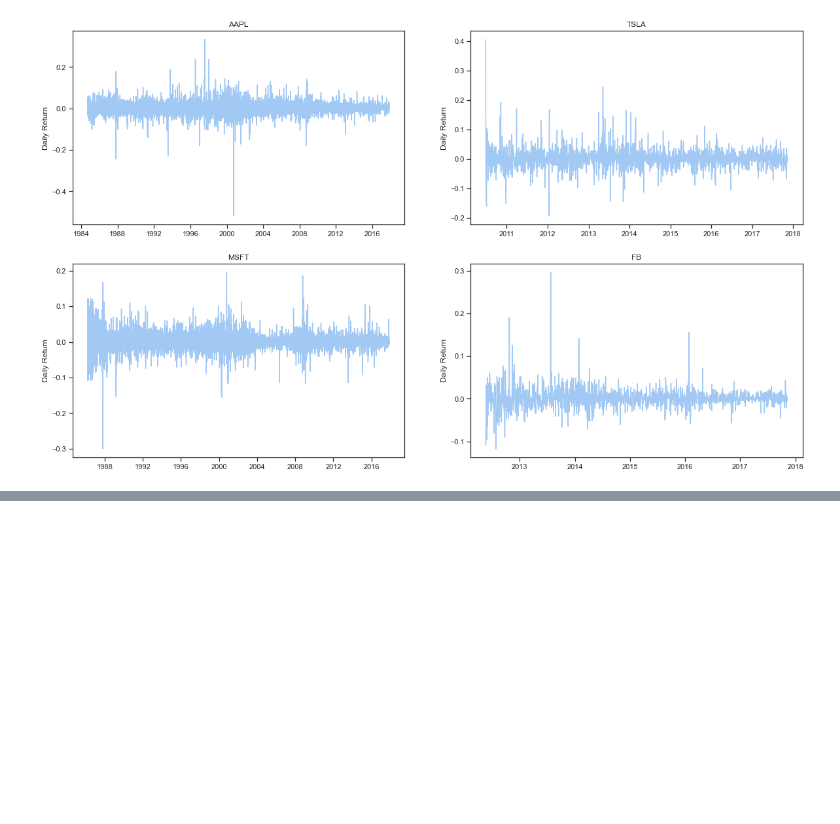
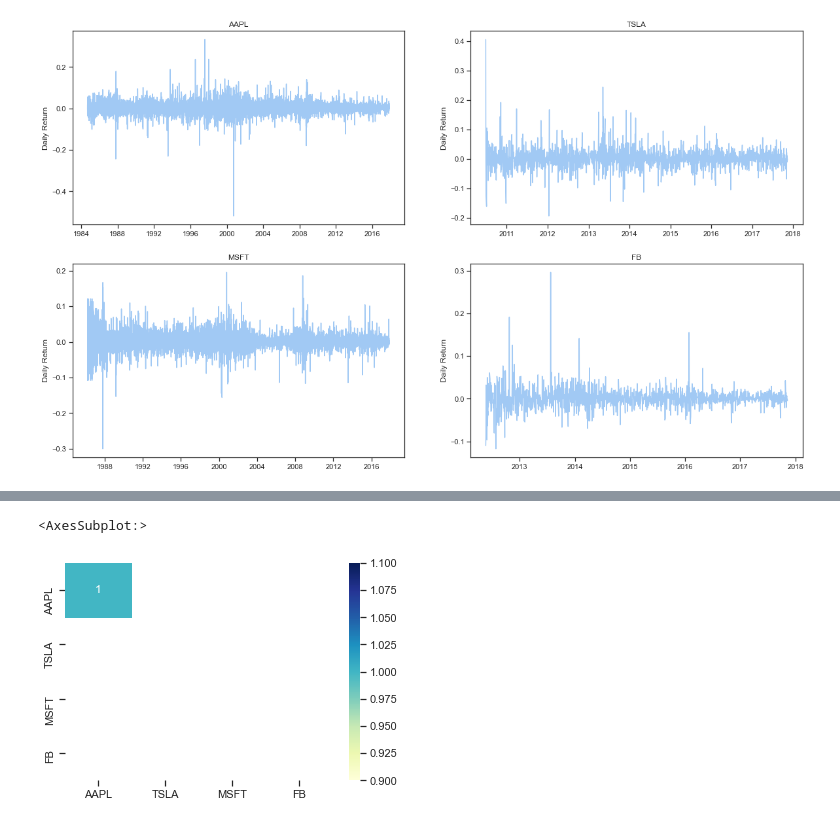
Before and after one commit to DaiVo20/Stock-Price-Prediction, a Jupyter notebook: DS102_02.ipynb, the cells around one changed output, grey strips where cells are left out. Drawn from its saved outputs; the diff is of its cells as text; code cells hidden in the pictures; blank space fills up the shorter version.

```diff
--- a/DS102_02.ipynb
+++ b/DS102_02.ipynb
@@ -140,0 +178,4 @@ for index, key in enumerate(companies):
+# %%
+# Companies_Daily_returns contains percentage daily returns of all the companies
+Companies_Daily_returns = Companies_returns.pct_change()
+Companies_Daily_returns.head()
@@ -140,0 +194,5 @@ for index, key in enumerate(companies):
+# %%
+sns.heatmap(Companies_Daily_returns.corr(), annot=True, cmap="YlGnBu")
+# %% [output]
+<AxesSubplot:>
+[figure, added]
```
Also changed, not shown: parts of 7 cells of this notebook.
